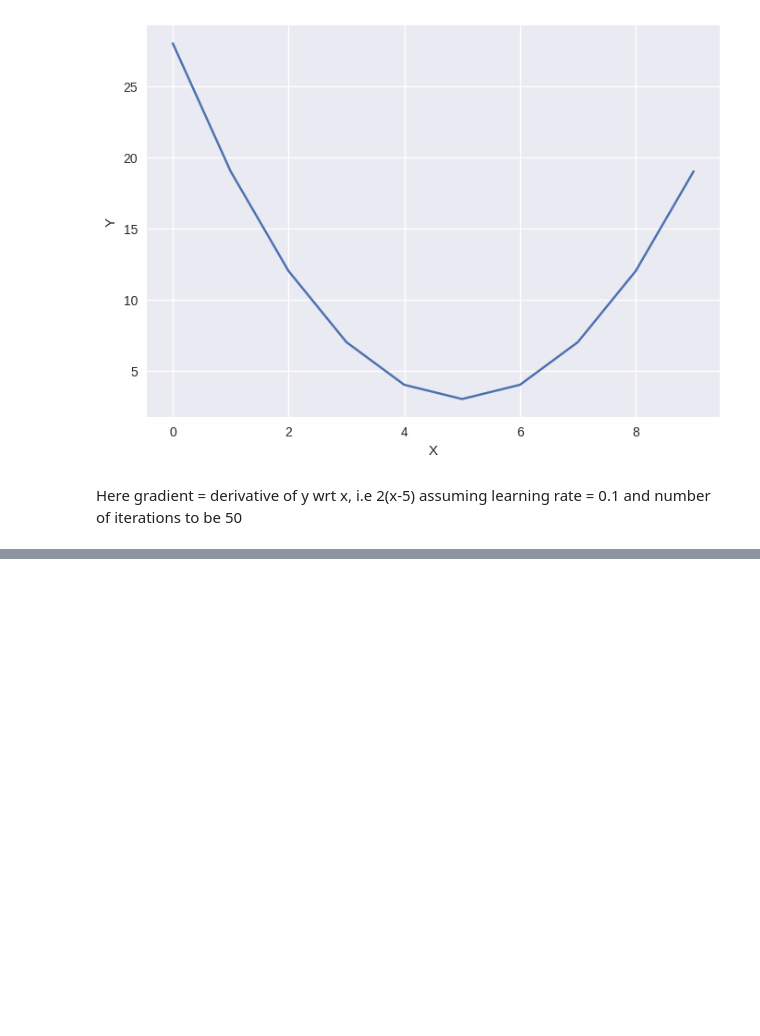
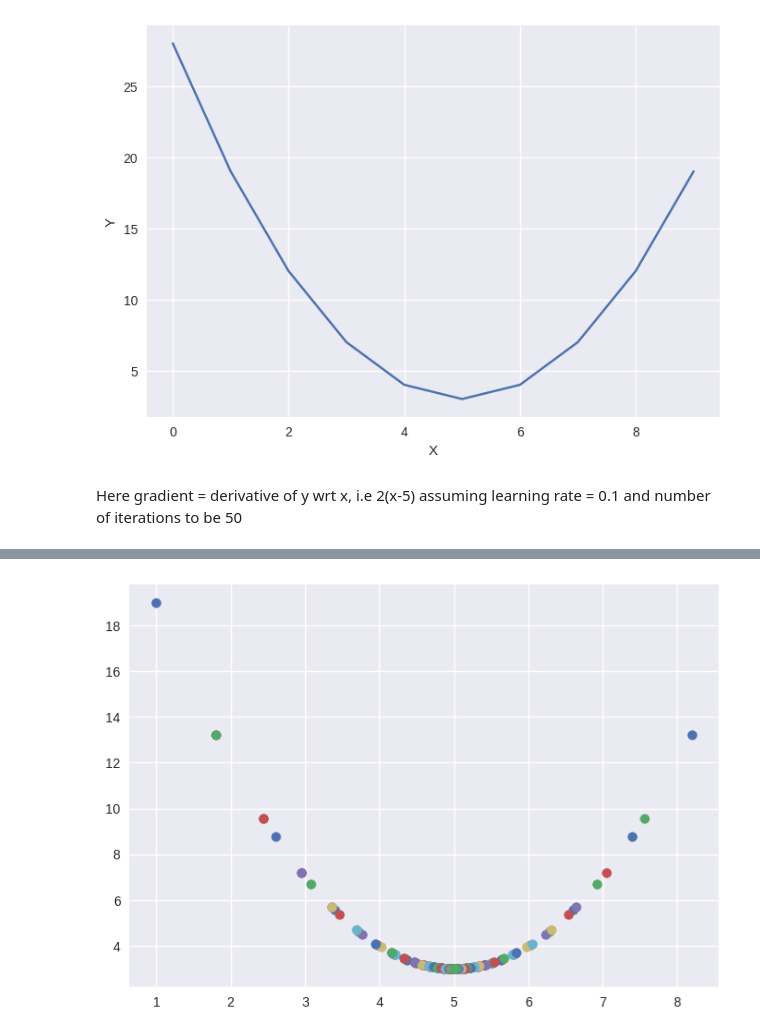
Before and after one commit to a-dtya/ml-learning, a Jupyter notebook: gradientDescent.ipynb, the cells around one changed output, grey strips where cells are left out. Saved outputs shown, nothing was run; the diff lists cells and outputs as text; code cells hidden in the pictures; blank space fills up the shorter version.

```diff
--- a/gradientDescent.ipynb
+++ b/gradientDescent.ipynb
@@ -30,0 +58,10 @@ assuming learning rate = 0.1 and number of iterations to be 50
+# %%
+lr=0.1
+for i in range(50):
+  grad=2*(X-5)
+  X=X-lr*grad
+  y=(X-5)**2+3
+  plt.scatter(X,y)
+plt.show()
+# %% [output]
+[figure, added]
```
Also changed, not shown: parts of 1 cell of this notebook.
